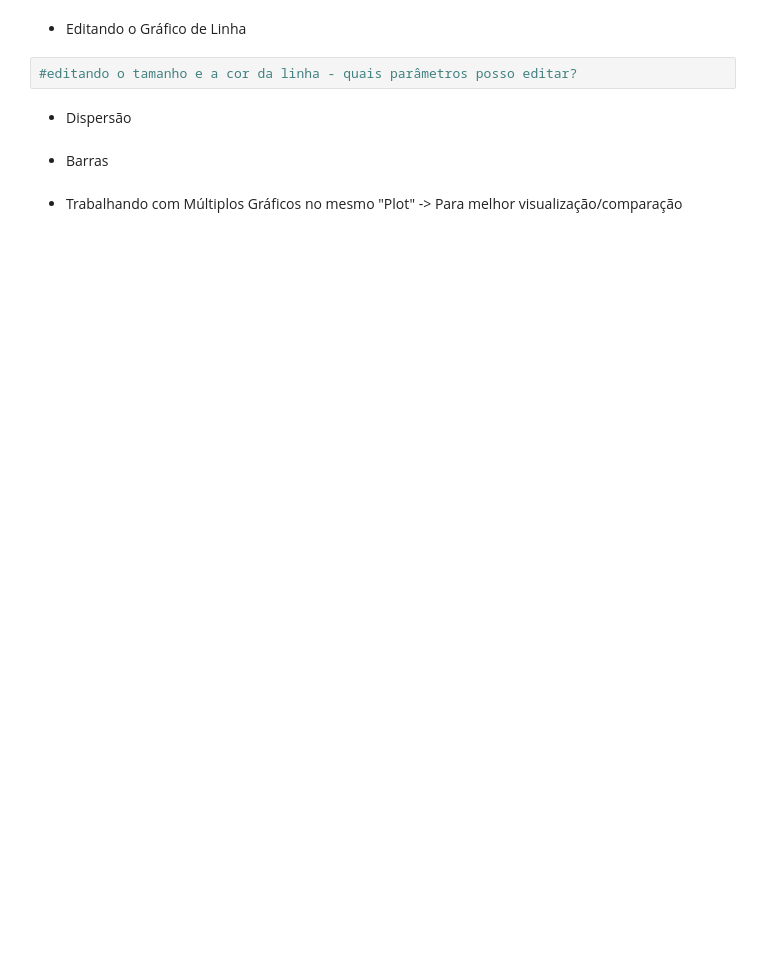
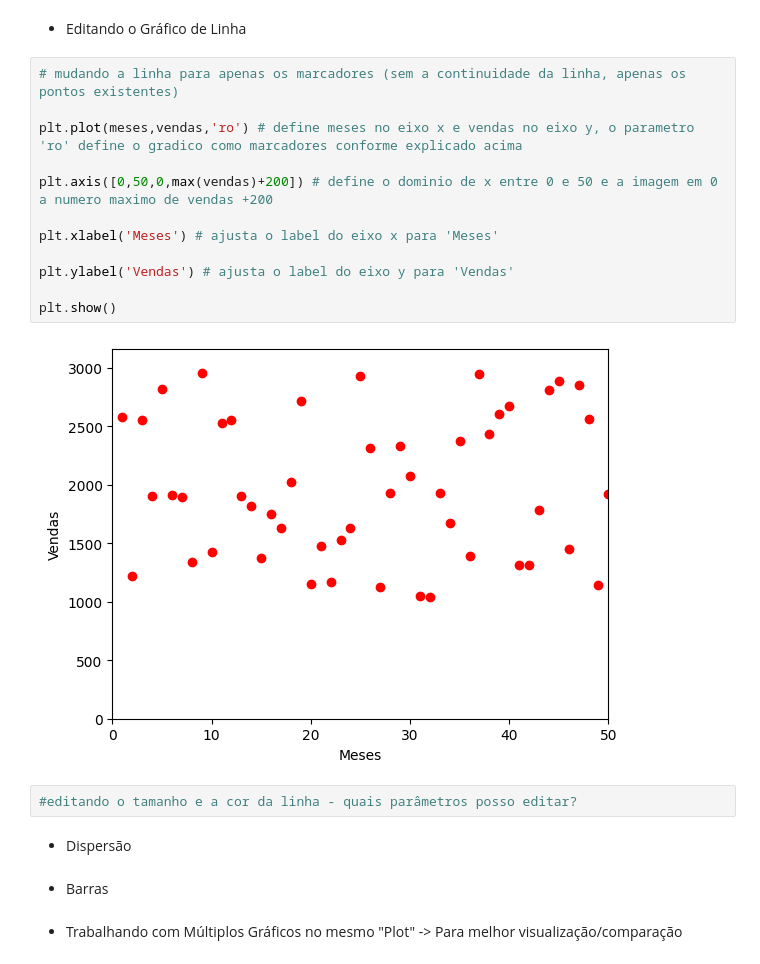
Before and after one commit to jharbes/hashtagPython, a Jupyter notebook: 015-modulos-bibliotecas-introducaoPOO/14-maisGraficos-moduloNumpy/modulos-introducaoPOO7.ipynb, the cells around one changed output. Drawn from its saved outputs; the diff is of its cells as text; blank space fills up the shorter version.

```diff
--- a/015-modulos-bibliotecas-introducaoPOO/14-maisGraficos-moduloNumpy/modulos-introducaoPOO7.ipynb
+++ b/015-modulos-bibliotecas-introducaoPOO/14-maisGraficos-moduloNumpy/modulos-introducaoPOO7.ipynb
@@ -37,5 +49,19 @@ print(type(meses))
 # %% [markdown]
 - Editando o Gráfico de Linha
+# %%
+# mudando a linha para apenas os marcadores (sem a continuidade da linha, apenas os pontos existentes)
+
+plt.plot(meses,vendas,'ro') # define meses no eixo x e vendas no eixo y, o parametro 'ro' define o gradico como marcadores conforme explicado acima
+
+plt.axis([0,50,0,max(vendas)+200]) # define o dominio de x entre 0 e 50 e a imagem em 0 a numero maximo de vendas +200
+
+plt.xlabel('Meses') # ajusta o label do eixo x para 'Meses'
+
+plt.ylabel('Vendas') # ajusta o label do eixo y para 'Vendas'
+
+plt.show()
+# %% [output]
+[figure, added]
 # %%
 #editando o tamanho e a cor da linha - quais parâmetros posso editar?
 # %% [markdown]
```
Also changed, not shown: parts of 1 cell of this notebook, 1 other file.
